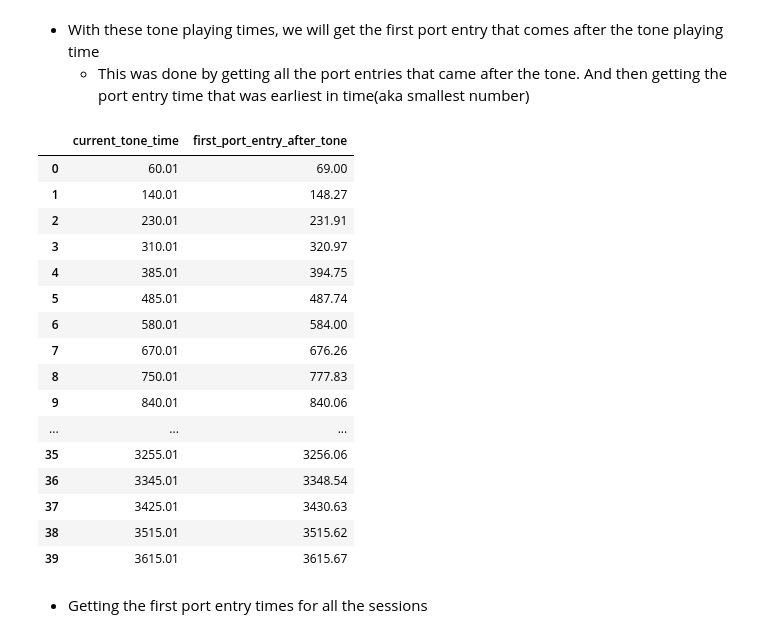
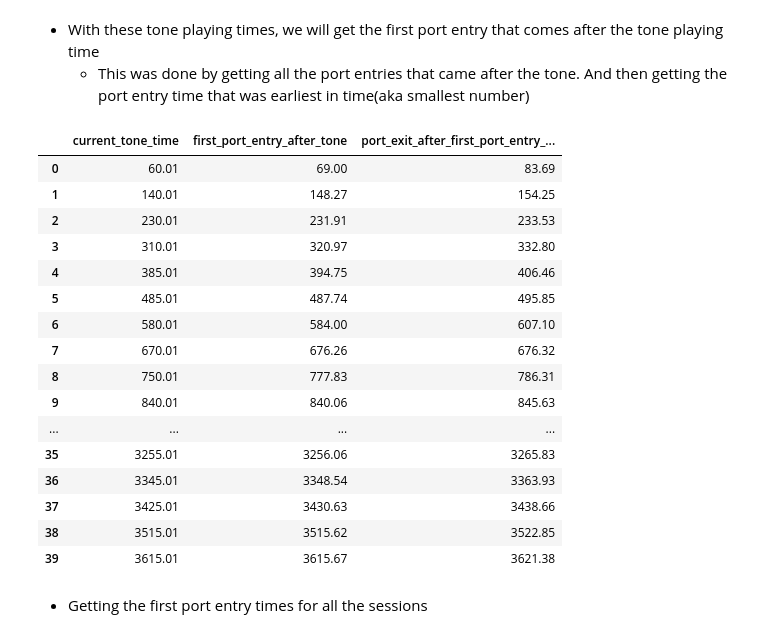
Before and after one commit to padillacoreanolab/med_pc_repo, a Jupyter notebook: results/2022_05_02_log_processing/02_calculating_latencies.ipynb, the cells around one changed output. Drawn from its saved outputs; the diff is of its cells as text; code cells hidden in the pictures.

Commit message:
feat: add port exit to port entry function

```diff
--- a/results/2022_05_02_log_processing/02_calculating_latencies.ipynb
+++ b/results/2022_05_02_log_processing/02_calculating_latencies.ipynb
@@ -143,25 +143,25 @@ Name: (S)CSpresentation, dtype: float64
 - With these tone playing times, we will get the first port entry that comes after the tone playing time
     - This was done by getting all the port entries that came after the tone. And then getting the port entry time that was earliest in time(aka smallest number)
 # %%
-processing.tone.get_first_port_entries(tone_pd_series=example_one_session_valid_tones, port_entries_pd_series=example_one_session_recording_df["(P)Portentry"])
+processing.tone.get_first_port_entries_after_tone(tone_pd_series=example_one_session_valid_tones, port_entries_pd_series=example_one_session_recording_df["(P)Portentry"])
 # %% [output]
-|  | current_tone_time | first_port_entry_after_tone |
-| 0 | 60.01 | 69.00 |
-| 1 | 140.01 | 148.27 |
-| 2 | 230.01 | 231.91 |
-| 3 | 310.01 | 320.97 |
-| 4 | 385.01 | 394.75 |
-| 5 | 485.01 | 487.74 |
-| 6 | 580.01 | 584.00 |
-| 7 | 670.01 | 676.26 |
-| 8 | 750.01 | 777.83 |
-| 9 | 840.01 | 840.06 |
-| ... | ... | ... |
-| 35 | 3255.01 | 3256.06 |
-| 36 | 3345.01 | 3348.54 |
-| 37 | 3425.01 | 3430.63 |
-| 38 | 3515.01 | 3515.62 |
-| 39 | 3615.01 | 3615.67 |
+|  | current_tone_time | first_port_entry_after_tone | port_exit_after_first_port_entry_... |
+| 0 | 60.01 | 69.00 | 83.69 |
+| 1 | 140.01 | 148.27 | 154.25 |
+| 2 | 230.01 | 231.91 | 233.53 |
+| 3 | 310.01 | 320.97 | 332.80 |
+| 4 | 385.01 | 394.75 | 406.46 |
+| 5 | 485.01 | 487.74 | 495.85 |
+| 6 | 580.01 | 584.00 | 607.10 |
+| 7 | 670.01 | 676.26 | 676.32 |
+| 8 | 750.01 | 777.83 | 786.31 |
+| 9 | 840.01 | 840.06 | 845.63 |
+| ... | ... | ... | ... |
+| 35 | 3255.01 | 3256.06 | 3265.83 |
+| 36 | 3345.01 | 3348.54 | 3363.93 |
+| 37 | 3425.01 | 3430.63 | 3438.66 |
+| 38 | 3515.01 | 3515.62 | 3522.85 |
+| 39 | 3615.01 | 3615.67 | 3621.38 |
 # %% [markdown]
 - Getting the first port entry times for all the sessions
 # %%
```
Also changed, not shown: parts of 24 cells of this notebook, 3 other files.
